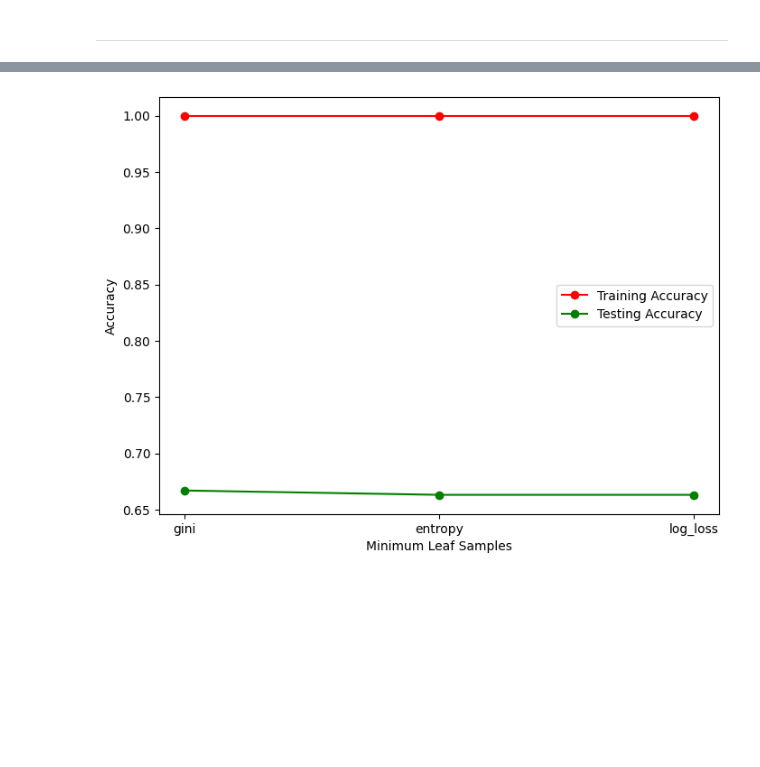
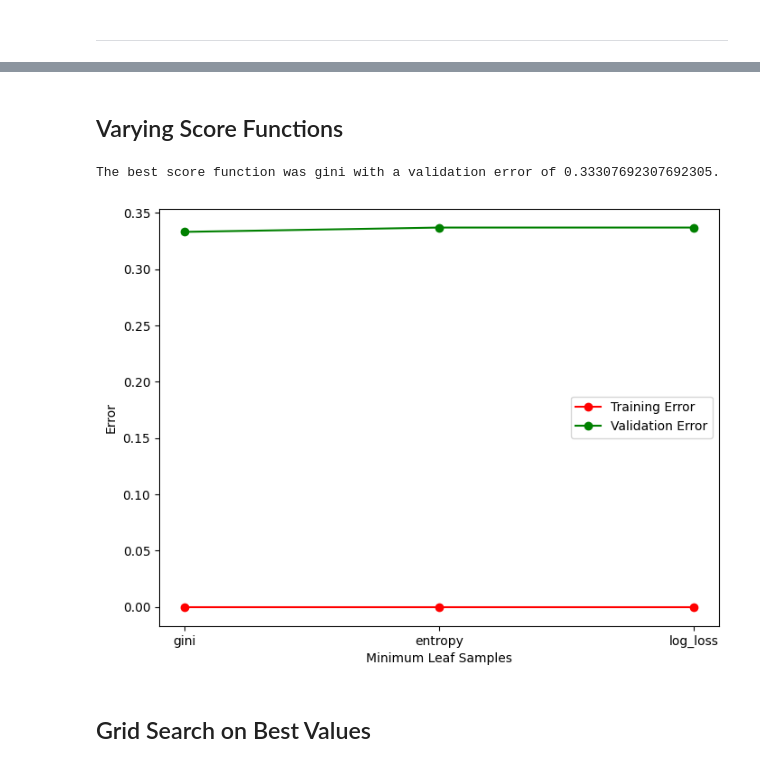
Before and after one commit to nreualuhs/178-Group-Project, a Jupyter notebook: DecisionTree.ipynb, the cells around one changed output, grey strips where cells are left out. Drawn from its saved outputs; the diff is of its cells as text; code cells hidden in the pictures; blank space fills up the shorter version.

```diff
--- a/DecisionTree.ipynb
+++ b/DecisionTree.ipynb
@@ -87,6 +117,6 @@ Validation error: 0.33307692307692305
 # %%
-# Decision tree classifier with default settings
-model = RandomForestClassifier(min_samples_leaf=[k for k in np.arange(1, 16, 1)], random_state=seed)
+
+model = RandomForestClassifier(min_samples_leaf=1, random_state=seed)
 
 model.fit(X_tr, y_tr)
 err_tr = 1 - accuracy_score(y_tr, model.predict(X_tr))
@@ -191,19 +260,0 @@ axes.legend();
-# %%
-_, axes = plt.subplots(1, figsize=(8, 6))
-
-min_samples_split = np.arange(2, 10, 1)
-err_tr = np.zeros_like(min_samples_split, dtype=float)
-err_val = np.zeros_like(min_samples_split, dtype=float)
-
-for i, min_samples in enumerate(min_samples_split):
-    model = RandomForestClassifier(min_samples_split=min_samples, random_state=seed)
-
-    model.fit(X_tr, y_tr)
-    err_tr[i] = accuracy_score(y_tr, model.predict(X_tr))
-    err_val[i] = accuracy_score(y_val, model.predict(X_val))
-
-axes.plot(min_samples_split, err_tr, marker='o', c='red', label="Training Accuracy")
-axes.plot(min_samples_split, err_val, marker='o', c='green', label="Testing Accuracy")
-axes.set_xlabel("Minimum Leaf Samples")
-axes.set_ylabel("Accuracy")
-axes.legend();
@@ -212,21 +261,35 @@ axes.legend();
+# %% [markdown]
+## Varying Score Functions
 # %%
 _, axes = plt.subplots(1, figsize=(8, 6))
 
 score = ["gini", "entropy", "log_loss"]
 err_tr = np.zeros_like(score, dtype=float)
 err_val = np.zeros_like(score, dtype=float)
 
+min_error = 1
+best_function = 1
+
 for i, func in enumerate(score):
     model = RandomForestClassifier(criterion=func, random_state=seed)
 
     model.fit(X_tr, y_tr)
-    err_tr[i] = accuracy_score(y_tr, model.predict(X_tr))
-    err_val[i] = accuracy_score(y_val, model.predict(X_val))
+    err_tr[i] = 1 - accuracy_score(y_tr, model.predict(X_tr))
+    err_val[i] = 1 - accuracy_score(y_val, model.predict(X_val))
 
-axes.plot(score, err_tr, marker='o', c='red', label="Training Accuracy")
-axes.plot(score, err_val, marker='o', c='green', label="Testing Accuracy")
+    if err_val[i] < min_error:
+        min_error = err_val[i]
+        best_function = i+1
+
+print(f"The best score function was {score[best_function-1]} with a validation error of {err_val[best_function-1]}.")
+
+axes.plot(score, err_tr, marker='o', c='red', label="Training Error")
+axes.plot(score, err_val, marker='o', c='green', label="Validation Error")
 axes.set_xlabel("Minimum Leaf Samples")
-axes.set_ylabel("Accuracy")
+axes.set_ylabel("Error")
 axes.legend();
 # %% [output]
+The best score function was gini with a validation error of 0.33307692307692305.
-[figure, old version]
+[figure, new version]
+# %% [markdown]
+## Grid Search on Best Values
```
Also changed, not shown: parts of 33 cells of this notebook, 1 other file.
